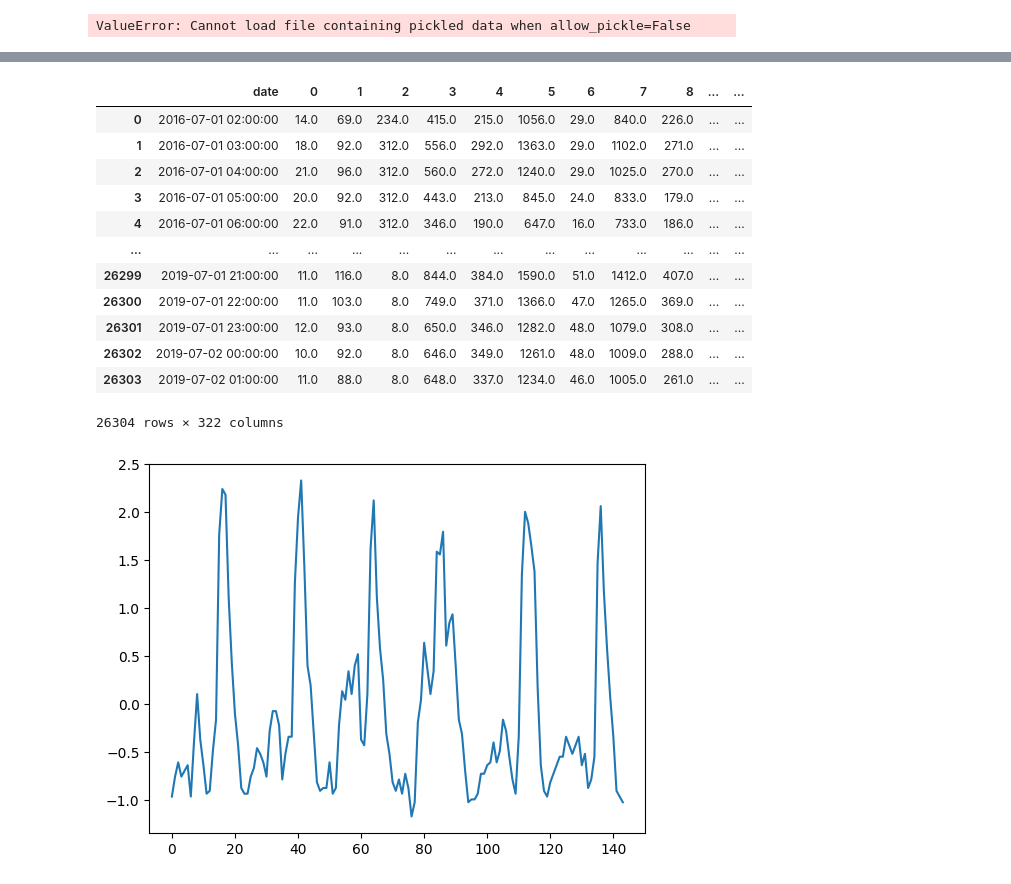
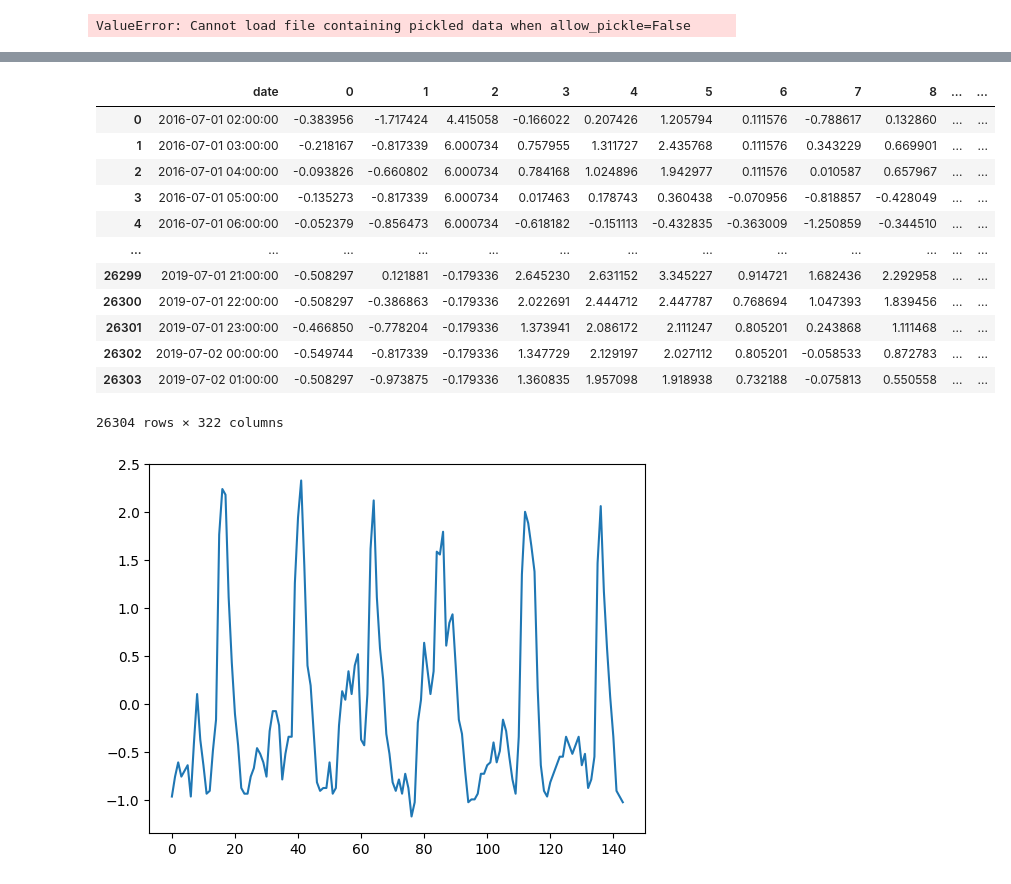
Before and after one commit to Jackey9797/BASE, a Jupyter notebook: 1.ipynb, the cells around one changed output, grey strips where cells are left out. Cells and saved outputs as stored; diff of their text form; code cells hidden in the pictures.

Commit message:
7.23 实现数据流 + 单变量情境下，Score的获取

```diff
--- a/1.ipynb
+++ b/1.ipynb
@@ -40,7 +40,7 @@ x.shape
 ValueError: Cannot load file containing pickled data when allow_pickle=False
 # %%
 #use pandas to read the data
-path = "/Disk/fhyega/code/BASE/data/electricity_phase_0.csv"
+path = "/Disk/fhyega/code/BASE/data/electricity.csv"
 
 import pandas as pd
 data = pd.read_csv(path)
@@ -63,19 +47,26 @@ data
-# %%
-data
-# %% [output]
-|  | date | 0 | 1 | 2 | 3 | 4 | 5 | 6 | 7 | 8 | ... | ... |
-| 0 | 2016-07-01 02:00:00 | 14.0 | 69.0 | 234.0 | 415.0 | 215.0 | 1056.0 | 29.0 | 840.0 | 226.0 | ... | ... |
-| 1 | 2016-07-01 03:00:00 | 18.0 | 92.0 | 312.0 | 556.0 | 292.0 | 1363.0 | 29.0 | 1102.0 | 271.0 | ... | ... |
-| 2 | 2016-07-01 04:00:00 | 21.0 | 96.0 | 312.0 | 560.0 | 272.0 | 1240.0 | 29.0 | 1025.0 | 270.0 | ... | ... |
-| 3 | 2016-07-01 05:00:00 | 20.0 | 92.0 | 312.0 | 443.0 | 213.0 | 845.0 | 24.0 | 833.0 | 179.0 | ... | ... |
-| 4 | 2016-07-01 06:00:00 | 22.0 | 91.0 | 312.0 | 346.0 | 190.0 | 647.0 | 16.0 | 733.0 | 186.0 | ... | ... |
-| ... | ... | ... | ... | ... | ... | ... | ... | ... | ... | ... | ... | ... |
-| 26299 | 2019-07-01 21:00:00 | 11.0 | 116.0 | 8.0 | 844.0 | 384.0 | 1590.0 | 51.0 | 1412.0 | 407.0 | ... | ... |
-| 26300 | 2019-07-01 22:00:00 | 11.0 | 103.0 | 8.0 | 749.0 | 371.0 | 1366.0 | 47.0 | 1265.0 | 369.0 | ... | ... |
-| 26301 | 2019-07-01 23:00:00 | 12.0 | 93.0 | 8.0 | 650.0 | 346.0 | 1282.0 | 48.0 | 1079.0 | 308.0 | ... | ... |
-| 26302 | 2019-07-02 00:00:00 | 10.0 | 92.0 | 8.0 | 646.0 | 349.0 | 1261.0 | 48.0 | 1009.0 | 288.0 | ... | ... |
-| 26303 | 2019-07-02 01:00:00 | 11.0 | 88.0 | 8.0 | 648.0 | 337.0 | 1234.0 | 46.0 | 1005.0 | 261.0 | ... | ... |
-26304 rows × 322 columns
+# %%
+data
+# z-score normalization
+
+data.iloc[:,1:] = (data.iloc[:,1:] - data.iloc[:,1:].mean()) / data.iloc[:,1:].std()
+# %%
+data
+# to csv
+data.to_csv("/Disk/fhyega/code/BASE/data/electricity_zscore.csv", index=False)
+# %% [output]
+|  | date | 0 | 1 | 2 | 3 | 4 | 5 | 6 | 7 | 8 | ... | ... |
+| 0 | 2016-07-01 02:00:00 | -0.383956 | -1.717424 | 4.415058 | -0.166022 | 0.207426 | 1.205794 | 0.111576 | -0.788617 | 0.132860 | ... | ... |
+| 1 | 2016-07-01 03:00:00 | -0.218167 | -0.817339 | 6.000734 | 0.757955 | 1.311727 | 2.435768 | 0.111576 | 0.343229 | 0.669901 | ... | ... |
+| 2 | 2016-07-01 04:00:00 | -0.093826 | -0.660802 | 6.000734 | 0.784168 | 1.024896 | 1.942977 | 0.111576 | 0.010587 | 0.657967 | ... | ... |
+| 3 | 2016-07-01 05:00:00 | -0.135273 | -0.817339 | 6.000734 | 0.017463 | 0.178743 | 0.360438 | -0.070956 | -0.818857 | -0.428049 | ... | ... |
+| 4 | 2016-07-01 06:00:00 | -0.052379 | -0.856473 | 6.000734 | -0.618182 | -0.151113 | -0.432835 | -0.363009 | -1.250859 | -0.344510 | ... | ... |
+| ... | ... | ... | ... | ... | ... | ... | ... | ... | ... | ... | ... | ... |
+| 26299 | 2019-07-01 21:00:00 | -0.508297 | 0.121881 | -0.179336 | 2.645230 | 2.631152 | 3.345227 | 0.914721 | 1.682436 | 2.292958 | ... | ... |
+| 26300 | 2019-07-01 22:00:00 | -0.508297 | -0.386863 | -0.179336 | 2.022691 | 2.444712 | 2.447787 | 0.768694 | 1.047393 | 1.839456 | ... | ... |
+| 26301 | 2019-07-01 23:00:00 | -0.466850 | -0.778204 | -0.179336 | 1.373941 | 2.086172 | 2.111247 | 0.805201 | 0.243868 | 1.111468 | ... | ... |
+| 26302 | 2019-07-02 00:00:00 | -0.549744 | -0.817339 | -0.179336 | 1.347729 | 2.129197 | 2.027112 | 0.805201 | -0.058533 | 0.872783 | ... | ... |
+| 26303 | 2019-07-02 01:00:00 | -0.508297 | -0.973875 | -0.179336 | 1.360835 | 1.957098 | 1.918938 | 0.732188 | -0.075813 | 0.550558 | ... | ... |
+26304 rows × 322 columns
 # %%
 y = x[3,:,22]
 y
```
Also changed, not shown: parts of 1 cell of this notebook, 2 other files.
